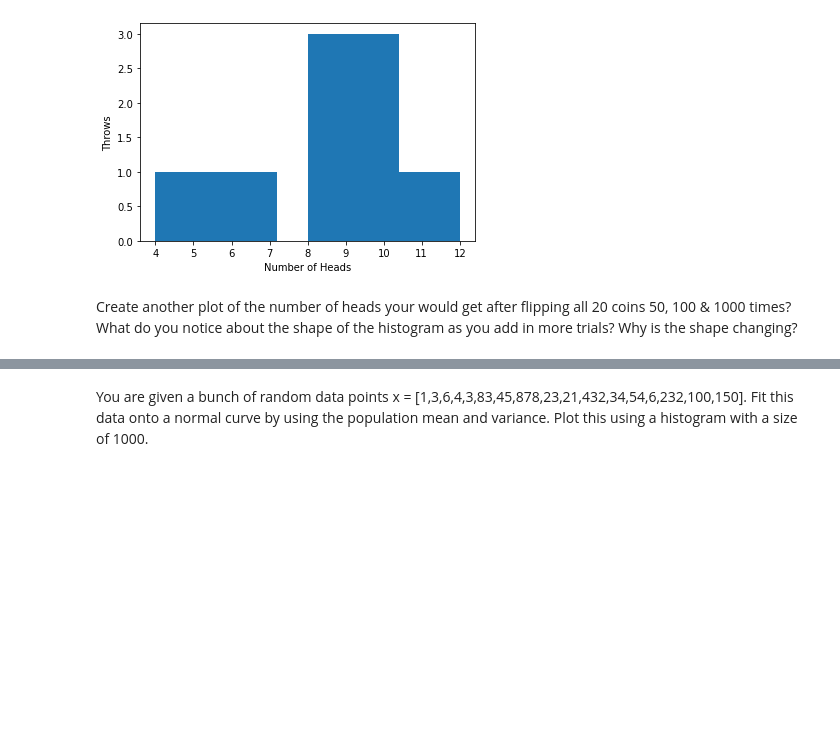
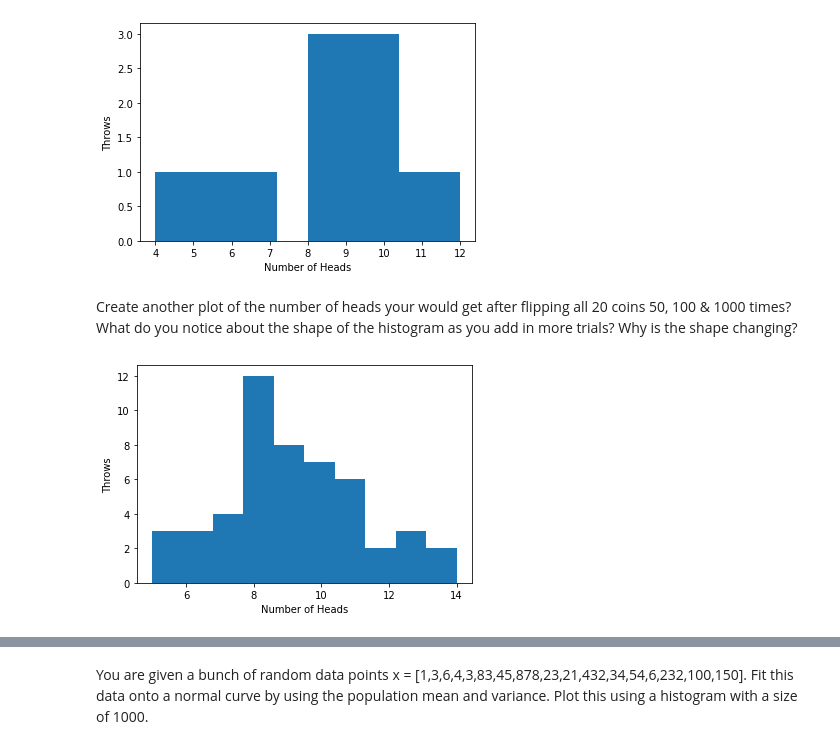
Before and after one commit to gtoubian/cce, a Jupyter notebook: 4_1_Probability_Distribution_Workshop_Gabriel_Toubian.ipynb, the cells around one changed output, grey strips where cells are left out. Cells and saved outputs as stored; diff of their text form; code cells hidden in the pictures; blank space fills up the shorter version.

```diff
--- a/4_1_Probability_Distribution_Workshop_Gabriel_Toubian.ipynb
+++ b/4_1_Probability_Distribution_Workshop_Gabriel_Toubian.ipynb
@@ -58,3 +58,14 @@ plt.show()
 [figure]
 # %% [markdown]
 Create another plot of the number of heads your would get after flipping all 20 coins 50, 100 & 1000 times? What do you notice about the shape of the histogram as you add in more trials? Why is the shape changing?
+# %%
+p = 0.45
+n = 20
+r = sc.binom.rvs(n, p, size=50)
+
+plt.hist(r)
+plt.ylabel("Throws")
+plt.xlabel("Number of Heads")
+plt.show()
+# %% [output]
+[figure, added]
```
Also changed, not shown: parts of 3 cells of this notebook.
